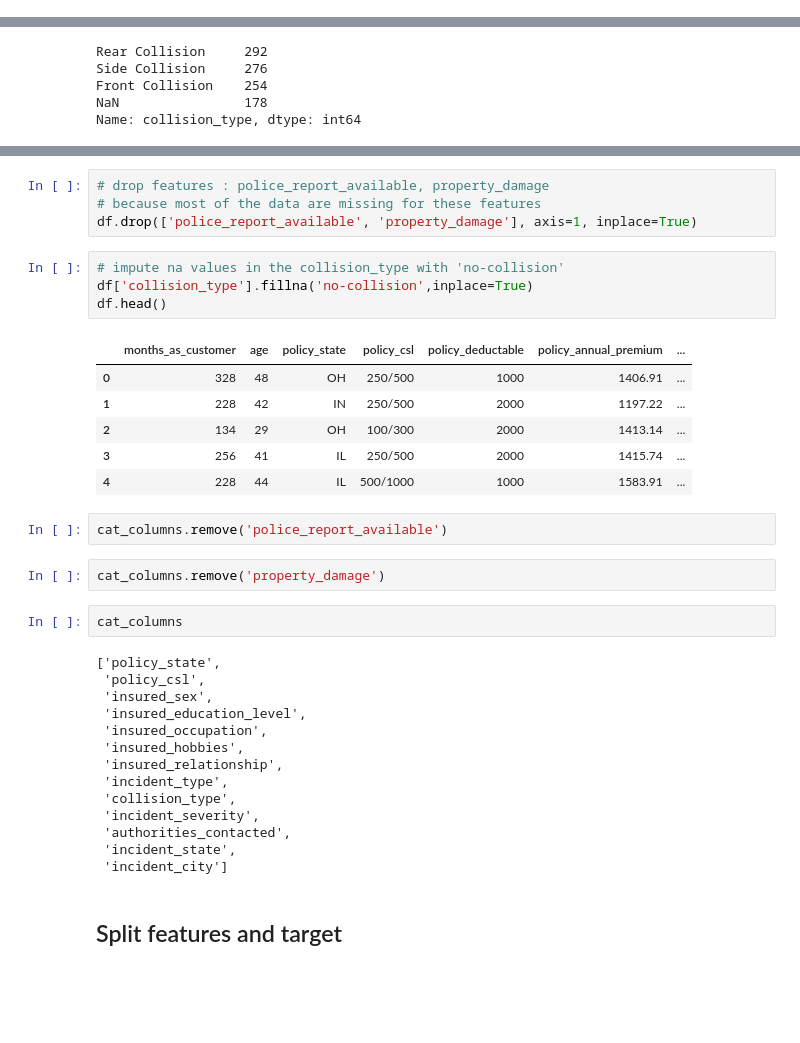
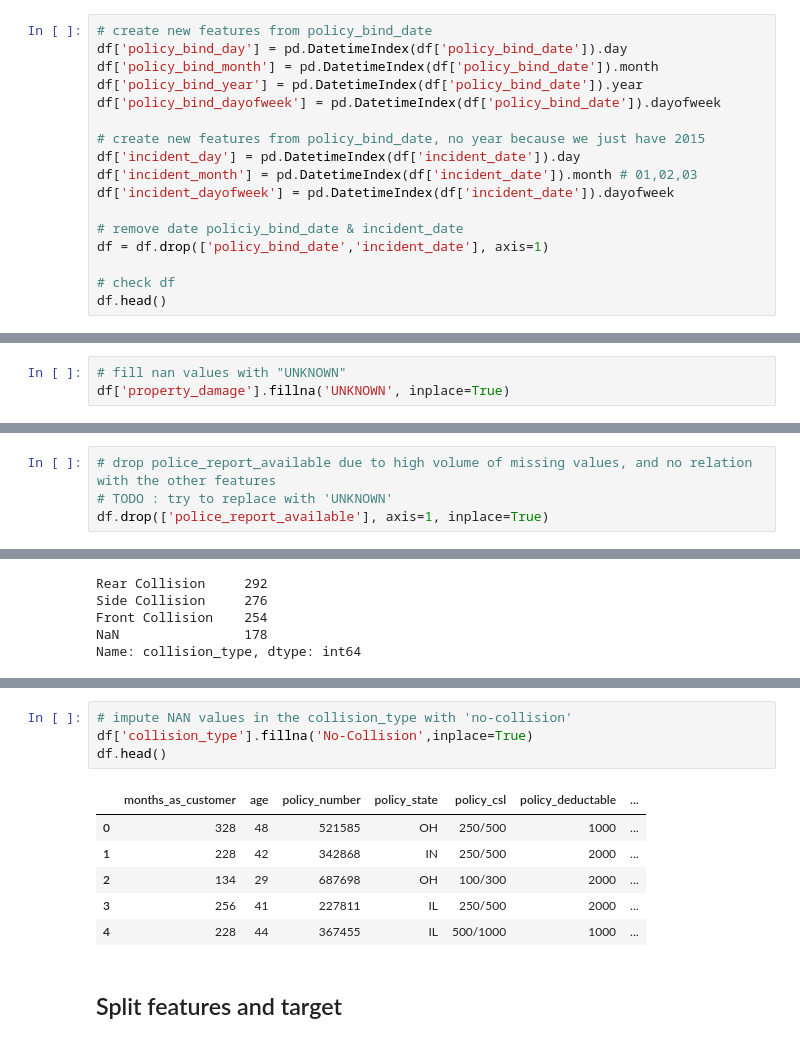
Before and after one commit to mervebdurna/insurance_fraud_detection, a Jupyter notebook: EDA.ipynb, the cells around one changed output, grey strips where cells are left out. Cells and saved outputs as stored; diff of their text form; blank space fills up the shorter version.

```diff
--- a/EDA.ipynb
+++ b/EDA.ipynb
@@ -177,3 +236,20 @@ sns.countplot(df['fraud_reported'])
 [figure]
 # %% [markdown]
 ## Exploring Categorical Features
+# %%
+# create new features from policy_bind_date
+df['policy_bind_day'] = pd.DatetimeIndex(df['policy_bind_date']).day
+df['policy_bind_month'] = pd.DatetimeIndex(df['policy_bind_date']).month
+df['policy_bind_year'] = pd.DatetimeIndex(df['policy_bind_date']).year
+df['policy_bind_dayofweek'] = pd.DatetimeIndex(df['policy_bind_date']).dayofweek
+
+# create new features from policy_bind_date, no year because we just have 2015
+df['incident_day'] = pd.DatetimeIndex(df['incident_date']).day
+df['incident_month'] = pd.DatetimeIndex(df['incident_date']).month # 01,02,03
+df['incident_dayofweek'] = pd.DatetimeIndex(df['incident_date']).dayofweek
+
+# remove date policiy_bind_date & incident_date
+df = df.drop(['policy_bind_date','incident_date'], axis=1)
+
+# check df
+df.head()
@@ -285,0 +420,3 @@ Name: property_damage, dtype: int64
+# %%
+# fill nan values with "UNKNOWN"
+df['property_damage'].fillna('UNKNOWN', inplace=True)
@@ -292,0 +449,4 @@ Name: police_report_available, dtype: int64
+# %%
+# drop police_report_available due to high volume of missing values, and no relation with the other features
+# TODO : try to replace with 'UNKNOWN'
+df.drop(['police_report_available'], axis=1, inplace=True)
@@ -308,41 +474,17 @@ plt.xticks(rotation=80)
   Text(2, 0, 'Multi-vehicle Collision'),
   Text(3, 0, 'Parked Car')])
 [figure]
-# %%
-# drop features : police_report_available, property_damage
-# because most of the data are missing for these features
-df.drop(['police_report_available', 'property_damage'], axis=1, inplace=True)
 # %%
-# impute na values in the collision_type with 'no-collision'
-df['collision_type'].fillna('no-collision',inplace=True)
+# impute NAN values in the collision_type with 'no-collision'
+df['collision_type'].fillna('No-Collision',inplace=True)
 df.head()
 # %% [output]
-|  | months_as_customer | age | policy_state | policy_csl | policy_deductable | policy_annual_premium | ... |
-| 0 | 328 | 48 | OH | 250/500 | 1000 | 1406.91 | ... |
-| 1 | 228 | 42 | IN | 250/500 | 2000 | 1197.22 | ... |
-| 2 | 134 | 29 | OH | 100/300 | 2000 | 1413.14 | ... |
-| 3 | 256 | 41 | IL | 250/500 | 2000 | 1415.74 | ... |
-| 4 | 228 | 44 | IL | 500/1000 | 1000 | 1583.91 | ... |
+|  | months_as_customer | age | policy_number | policy_state | policy_csl | policy_deductable | ... |
+| 0 | 328 | 48 | 521585 | OH | 250/500 | 1000 | ... |
+| 1 | 228 | 42 | 342868 | IN | 250/500 | 2000 | ... |
+| 2 | 134 | 29 | 687698 | OH | 100/300 | 2000 | ... |
+| 3 | 256 | 41 | 227811 | IL | 250/500 | 2000 | ... |
+| 4 | 228 | 44 | 367455 | IL | 500/1000 | 1000 | ... |
-# %%
-cat_columns.remove('police_report_available')
-# %%
-cat_columns.remove('property_damage')
-# %%
-cat_columns
-# %% [output]
-['policy_state',
- 'policy_csl',
- 'insured_sex',
- 'insured_education_level',
- 'insured_occupation',
- 'insured_hobbies',
- 'insured_relationship',
- 'incident_type',
- 'collision_type',
- 'incident_severity',
- 'authorities_contacted',
- 'incident_state',
- 'incident_city']
 # %% [markdown]
 ## Split features and target
 # %%
```
Also changed, not shown: parts of 39 cells of this notebook.
